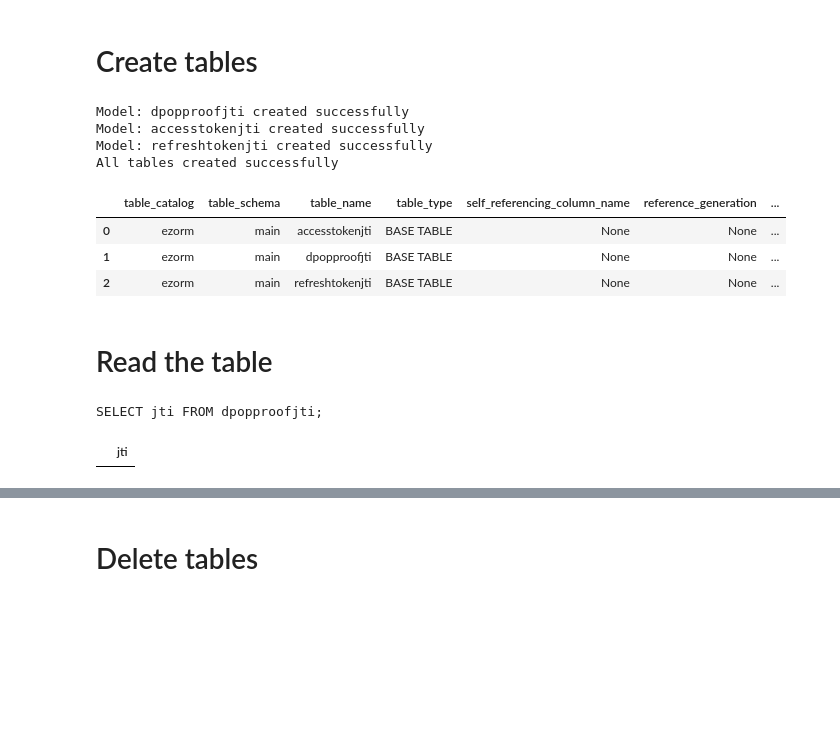
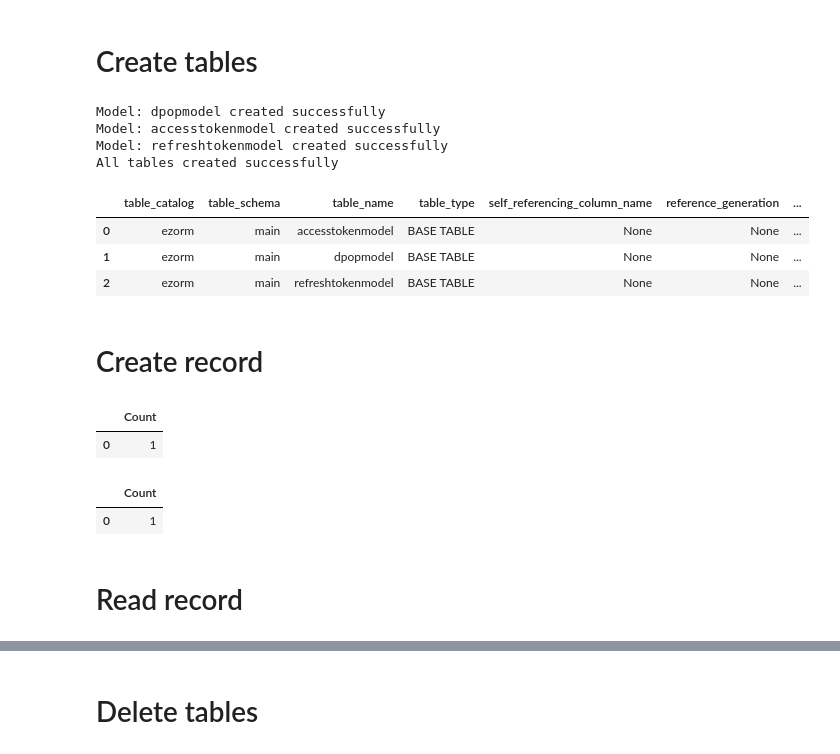
Before and after one commit to datanooblol/ezorm, a Jupyter notebook: dev.ipynb, the cells around one changed output, grey strips where cells are left out. Cells and saved outputs as stored; diff of their text form; code cells hidden in the pictures; blank space fills up the shorter version.

```diff
--- a/dev.ipynb
+++ b/dev.ipynb
@@ -30,34 +33,35 @@ tables = [DPoPProofJTI, AccessTokenJTI, RefreshTokenJTI]
 # %% [markdown]
 # Create tables
 # %%
-ezo.create_tables(tables)
+create_tables(tables)
 # %% [output]
-Model: dpopproofjti created successfully
-Model: accesstokenjti created successfully
-Model: refreshtokenjti created successfully
+Model: dpopmodel created successfully
+Model: accesstokenmodel created successfully
+Model: refreshtokenmodel created successfully
 All tables created successfully
 # %%
 query = """\
 SELECT *
 FROM information_schema.tables
 WHERE table_schema = 'main';
 """.strip()
-ezo.execute(query, [], True)
+duck_engine(query, [])
 # %% [output]
 |  | table_catalog | table_schema | table_name | table_type | self_referencing_column_name | reference_generation | ... |
-| 0 | ezorm | main | accesstokenjti | BASE TABLE | None | None | ... |
-| 1 | ezorm | main | dpopproofjti | BASE TABLE | None | None | ... |
-| 2 | ezorm | main | refreshtokenjti | BASE TABLE | None | None | ... |
+| 0 | ezorm | main | accesstokenmodel | BASE TABLE | None | None | ... |
+| 1 | ezorm | main | dpopmodel | BASE TABLE | None | None | ... |
+| 2 | ezorm | main | refreshtokenmodel | BASE TABLE | None | None | ... |
+# %% [markdown]
+# Create record
+# %%
+Create(DPoPModel(jti="testdpop1"))
+# %% [output]
+|  | Count |
+| 0 | 1 |
+# %%
+Create(DPoPModel(jti="testdpop2"))
+# %% [output]
+|  | Count |
+| 0 | 1 |
 # %% [markdown]
-# Read the table
+# Read record
-# %%
-from ezorm.crud import Read
-query = Read(
-    table=DPoPProofJTI,
-    select=[DPoPProofJTI.jti],
-).query()
-print(query)
-ezo.execute(query=query, data=[], response=True)
-# %% [output]
-SELECT jti FROM dpopproofjti;
-|  | jti |
```
Also changed, not shown: parts of 31 cells of this notebook, 9 other files.
